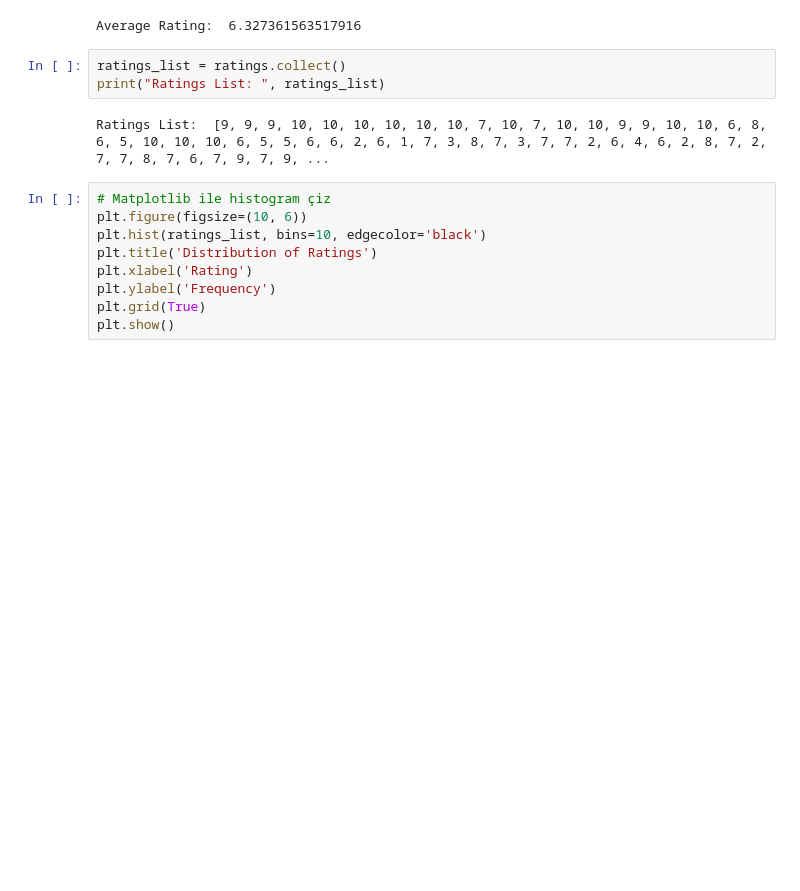
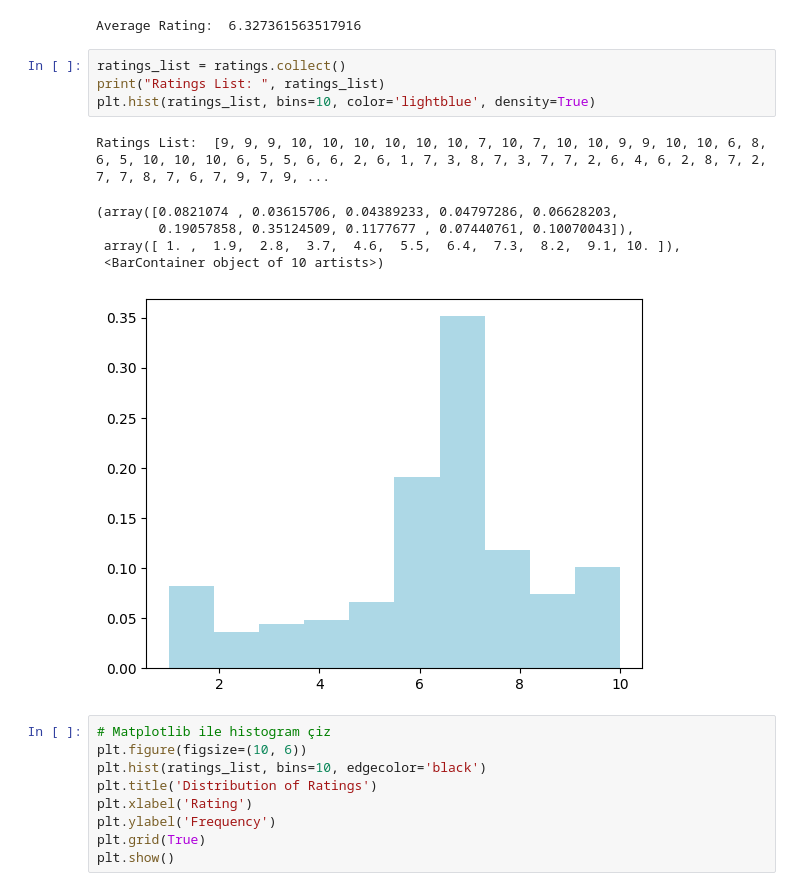
Before and after one commit to begumis/Big_Data_Project-, a Jupyter notebook: big_data_project/main.ipynb, the cells around one changed output. Drawn from its saved outputs; the diff is of its cells as text; blank space fills up the shorter version.

```diff
--- a/big_data_project/main.ipynb
+++ b/big_data_project/main.ipynb
@@ -107,8 +88,14 @@ Average Rating:  6.327361563517916
 # %%
 ratings_list = ratings.collect()
 print("Ratings List: ", ratings_list)
+plt.hist(ratings_list, bins=10, color='lightblue', density=True)
 # %% [output]
 Ratings List:  [9, 9, 9, 10, 10, 10, 10, 10, 10, 7, 10, 7, 10, 10, 9, 9, 10, 10, 6, 8, 6, 5, 10, 10, 10, 6, 5, 5, 6, 6, 2, 6, 1, 7, 3, 8, 7, 3, 7, 7, 2, 6, 4, 6, 2, 8, 7, 2, 7, 7, 8, 7, 6, 7, 9, 7, 9, ...
+(array([0.0821074 , 0.03615706, 0.04389233, 0.04797286, 0.06628203,
+        0.19057858, 0.35124509, 0.1177677 , 0.07440761, 0.10070043]),
+ array([ 1. ,  1.9,  2.8,  3.7,  4.6,  5.5,  6.4,  7.3,  8.2,  9.1, 10. ]),
+ <BarContainer object of 10 artists>)
+[figure, added]
 # %%
 # Matplotlib ile histogram çiz
 plt.figure(figsize=(10, 6))
```
Also changed, not shown: parts of 4 cells of this notebook, 5 other files.
